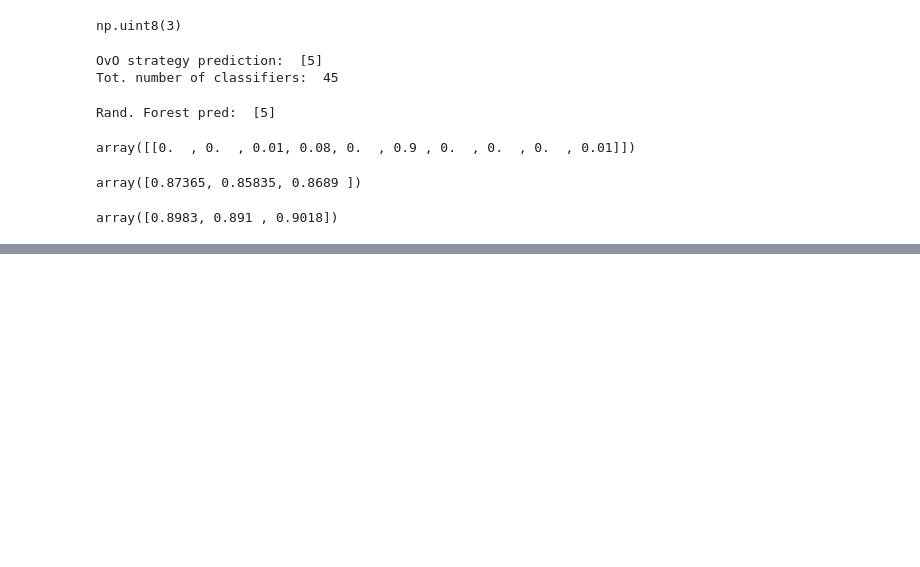
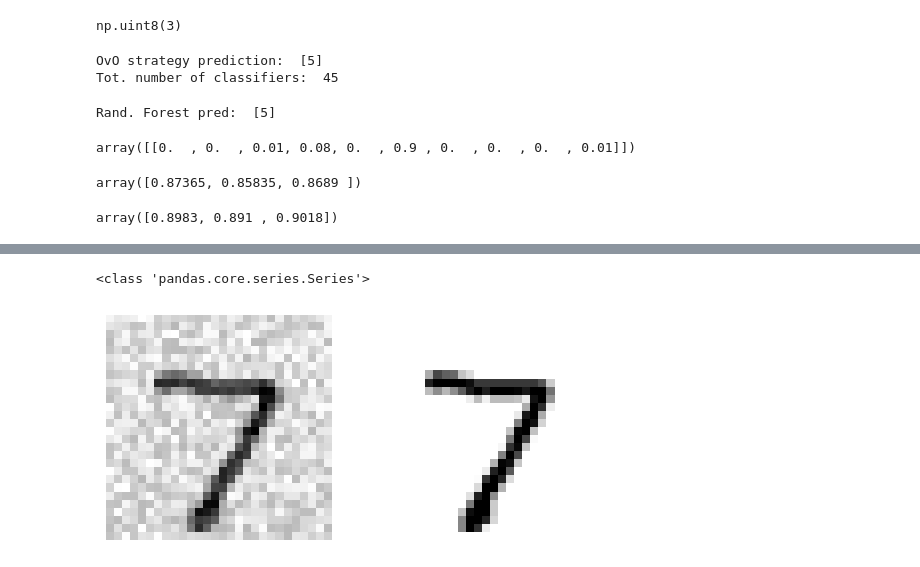
Before and after one commit to jonskerlj/ml_review, a Jupyter notebook: Classification_MNIST.ipynb, the cells around one changed output, grey strips where cells are left out. Saved outputs shown, nothing was run; the diff lists cells and outputs as text; code cells hidden in the pictures; blank space fills up the shorter version.

```diff
--- a/Classification_MNIST.ipynb
+++ b/Classification_MNIST.ipynb
@@ -404,0 +523,28 @@ plt.show()
+# %%
+# Multioutput Classification
+# generalization of multilabel classification - each label can be multiclass (more than 2 possible values)
+# Example: remove noise from image - each classifier's output is multilabel (one label per pixel)
+# and each label can have multiple values (pixel intensity from 0 to  255)
+
+# add noise with NumPy's randint() function, target will be the original images
+noise = np.random.randint(0, 100, (len(X_train), 784))
+X_train_mod = X_train + noise
+noise = np.random.randint(0, 100, (len(X_test), 784))
+X_test_mod = X_test + noise
+y_train_mod = X_train
+y_test_mod = X_test
+# %%
+def plot_digit(data):
+    image = data.reshape(28, 28)
+    plt.imshow(image, cmap = mpl.cm.binary,
+               interpolation="nearest")
+    plt.axis("off")
+print(type(X_test_mod.iloc[some_index]))
+
+some_index = 0
+plt.subplot(121); plot_digit(X_test_mod.iloc[some_index].values)
+plt.subplot(122); plot_digit(y_test_mod.iloc[some_index].values)
+plt.show()
+# %% [output]
+<class 'pandas.core.series.Series'>
+[figure, added]
```
Also changed, not shown: parts of 12 cells of this notebook.
